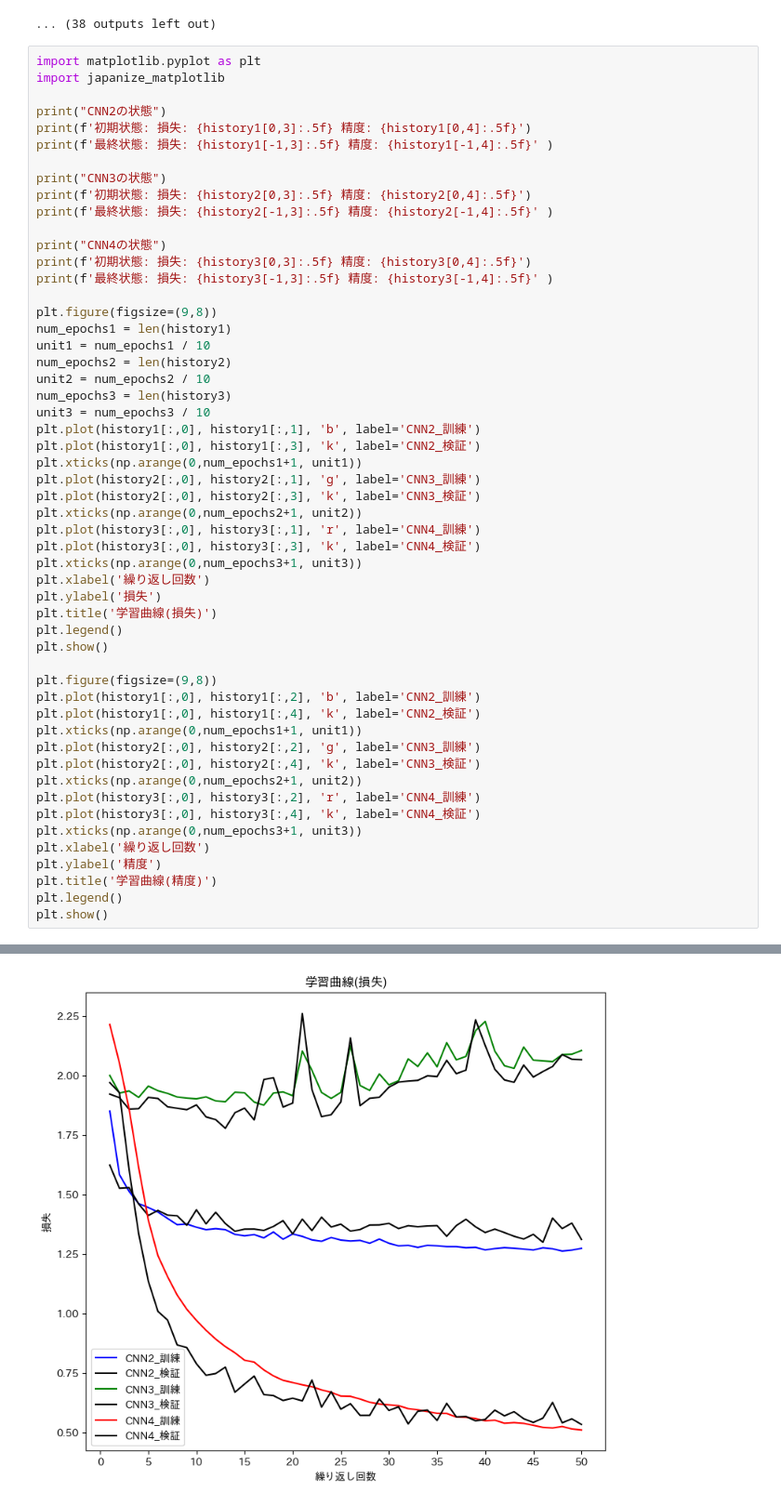
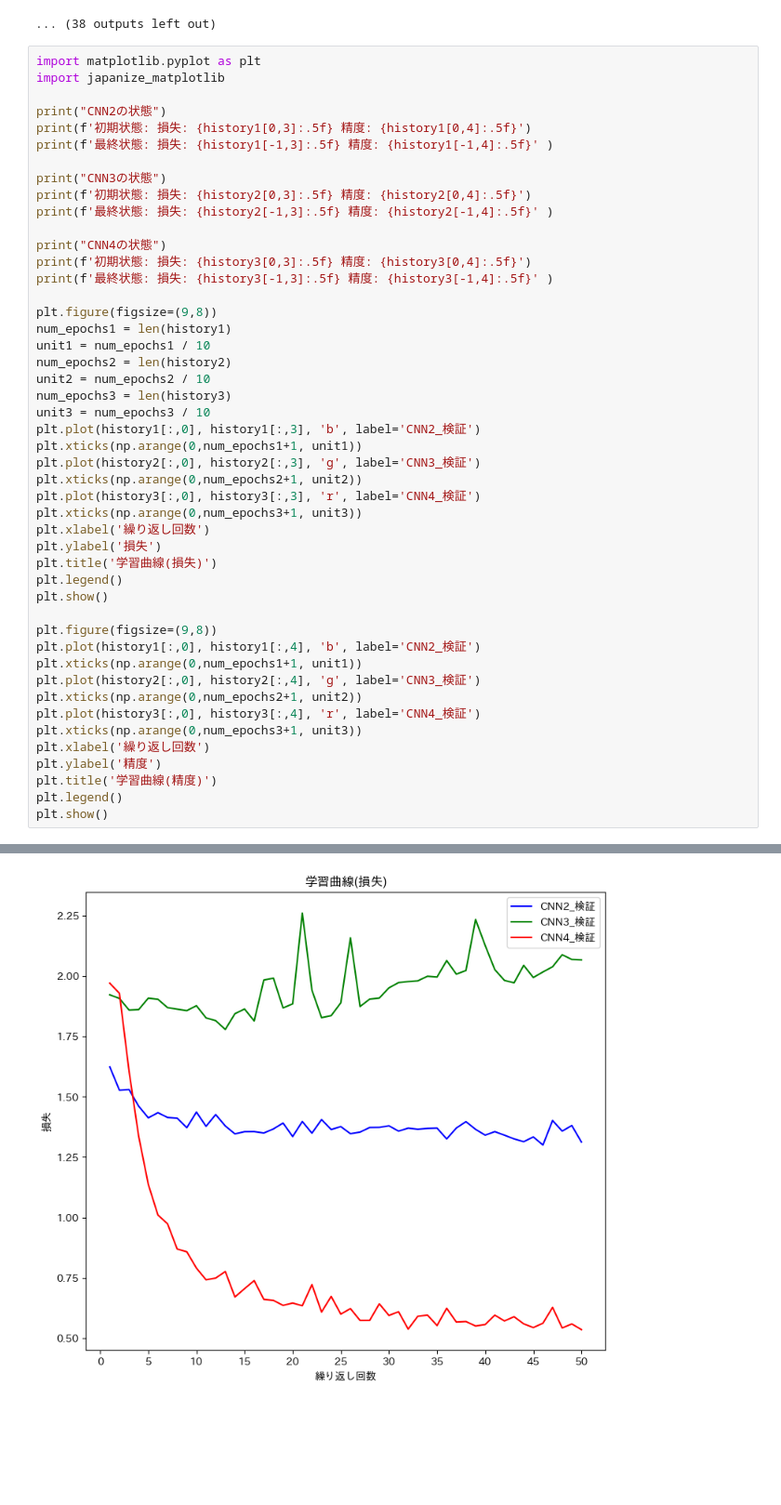
Before and after one commit to kokoa454/python_school, a Jupyter notebook: deep_learning/cnn_comparisons/cnn_comparisons.ipynb, the cells around one changed output, grey strips where cells are left out. Shown at 93% size. Saved outputs shown, nothing was run; the diff lists cells and outputs as text; blank space fills up the shorter version.

```diff
--- a/deep_learning/cnn_comparisons/cnn_comparisons.ipynb
+++ b/deep_learning/cnn_comparisons/cnn_comparisons.ipynb
@@ -384,44 +384,38 @@ num_epochs2 = len(history2)
 unit2 = num_epochs2 / 10
 num_epochs3 = len(history3)
 unit3 = num_epochs3 / 10
-plt.plot(history1[:,0], history1[:,1], 'b', label='CNN2_訓練')
-plt.plot(history1[:,0], history1[:,3], 'k', label='CNN2_検証')
+plt.plot(history1[:,0], history1[:,3], 'b', label='CNN2_検証')
 plt.xticks(np.arange(0,num_epochs1+1, unit1))
-plt.plot(history2[:,0], history2[:,1], 'g', label='CNN3_訓練')
-plt.plot(history2[:,0], history2[:,3], 'k', label='CNN3_検証')
+plt.plot(history2[:,0], history2[:,3], 'g', label='CNN3_検証')
 plt.xticks(np.arange(0,num_epochs2+1, unit2))
-plt.plot(history3[:,0], history3[:,1], 'r', label='CNN4_訓練')
-plt.plot(history3[:,0], history3[:,3], 'k', label='CNN4_検証')
+plt.plot(history3[:,0], history3[:,3], 'r', label='CNN4_検証')
 plt.xticks(np.arange(0,num_epochs3+1, unit3))
 plt.xlabel('繰り返し回数')
 plt.ylabel('損失')
 plt.title('学習曲線(損失)')
 plt.legend()
 plt.show()
 
 plt.figure(figsize=(9,8))
-plt.plot(history1[:,0], history1[:,2], 'b', label='CNN2_訓練')
-plt.plot(history1[:,0], history1[:,4], 'k', label='CNN2_検証')
+plt.plot(history1[:,0], history1[:,4], 'b', label='CNN2_検証')
 plt.xticks(np.arange(0,num_epochs1+1, unit1))
-plt.plot(history2[:,0], history2[:,2], 'g', label='CNN3_訓練')
-plt.plot(history2[:,0], history2[:,4], 'k', label='CNN3_検証')
+plt.plot(history2[:,0], history2[:,4], 'g', label='CNN3_検証')
 plt.xticks(np.arange(0,num_epochs2+1, unit2))
-plt.plot(history3[:,0], history3[:,2], 'r', label='CNN4_訓練')
-plt.plot(history3[:,0], history3[:,4], 'k', label='CNN4_検証')
+plt.plot(history3[:,0], history3[:,4], 'r', label='CNN4_検証')
 plt.xticks(np.arange(0,num_epochs3+1, unit3))
 plt.xlabel('繰り返し回数')
 plt.ylabel('精度')
 plt.title('学習曲線(精度)')
 plt.legend()
 plt.show()
 # %% [output]
 CNN2の状態
 初期状態: 損失: 1.62422 精度: 0.39920
 最終状態: 損失: 1.31230 精度: 0.53380
 CNN3の状態
 初期状態: 損失: 1.92285 精度: 0.27680
 最終状態: 損失: 2.06749 精度: 0.23430
 CNN4の状態
 初期状態: 損失: 1.97095 精度: 0.18860
 最終状態: 損失: 0.53501 精度: 0.83860
-[figure, old version]
+[figure, new version]
```
Also changed, not shown: parts of 1 cell of this notebook.
